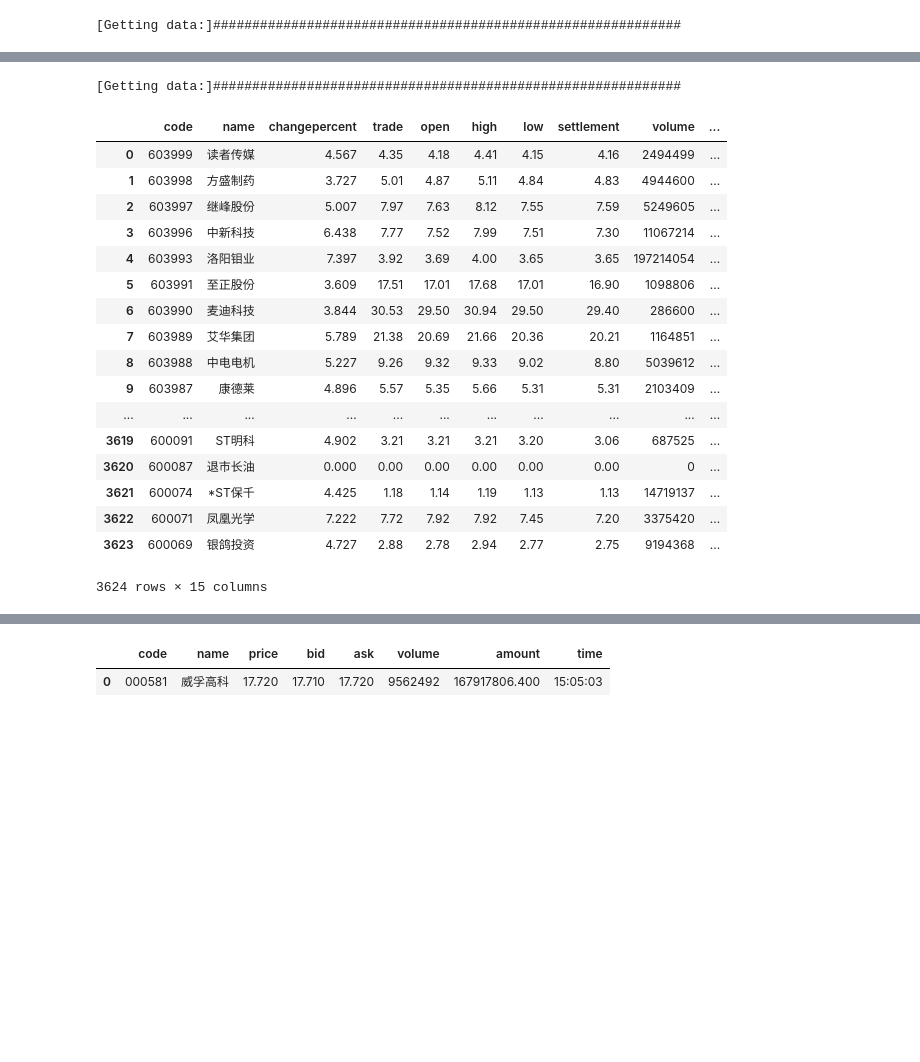
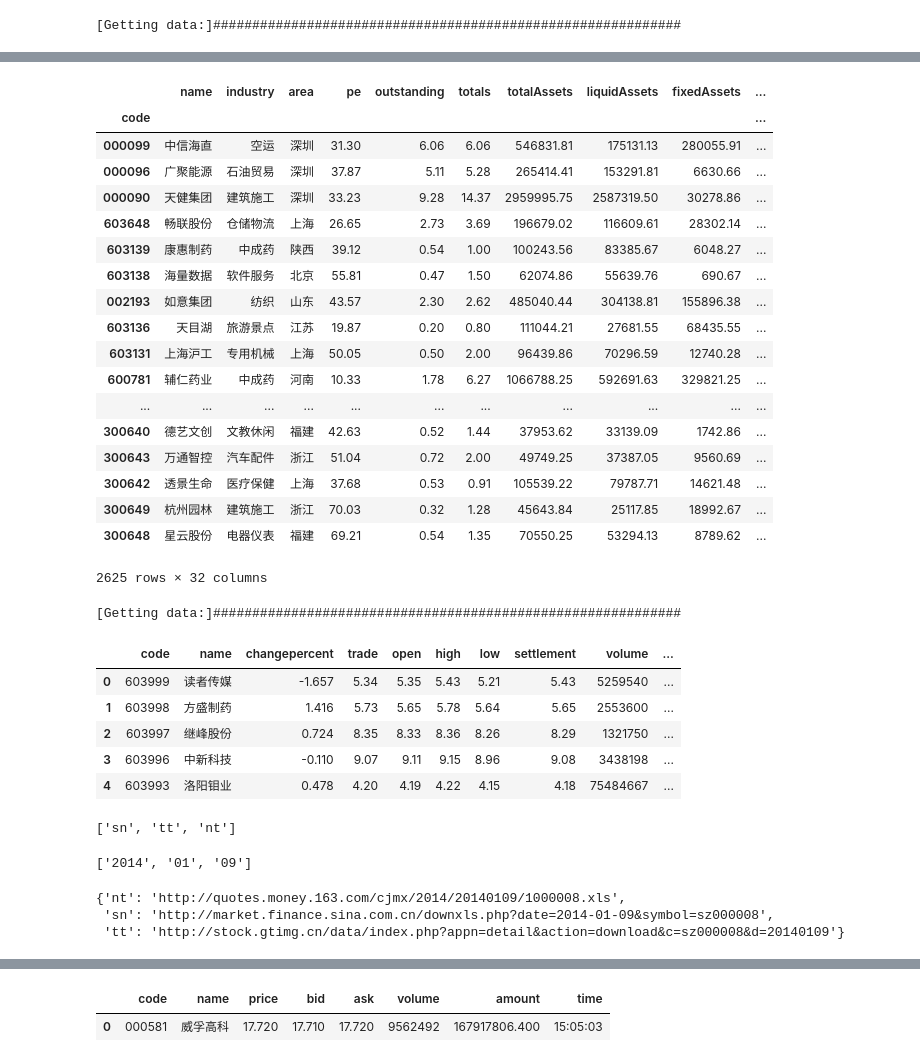
Before and after one commit to TickleYung/bullStock, a Jupyter notebook: tushare/tushareForPython2.ipynb, the cells around one changed output, grey strips where cells are left out. Cells and saved outputs as stored; diff of their text form; code cells hidden in the pictures; blank space fills up the shorter version.

```diff
--- a/tushare/tushareForPython2.ipynb
+++ b/tushare/tushareForPython2.ipynb
@@ -295,3 +349,25 @@ stock_df
+# %%
+stock_df_3
+# %% [output]
+|  | name | industry | area | pe | outstanding | totals | totalAssets | liquidAssets | fixedAssets | ... |
+| code |  |  |  |  |  |  |  |  |  | ... |
+| 000099 | 中信海直 | 空运 | 深圳 | 31.30 | 6.06 | 6.06 | 546831.81 | 175131.13 | 280055.91 | ... |
+| 000096 | 广聚能源 | 石油贸易 | 深圳 | 37.87 | 5.11 | 5.28 | 265414.41 | 153291.81 | 6630.66 | ... |
+| 000090 | 天健集团 | 建筑施工 | 深圳 | 33.23 | 9.28 | 14.37 | 2959995.75 | 2587319.50 | 30278.86 | ... |
+| 603648 | 畅联股份 | 仓储物流 | 上海 | 26.65 | 2.73 | 3.69 | 196679.02 | 116609.61 | 28302.14 | ... |
+| 603139 | 康惠制药 | 中成药 | 陕西 | 39.12 | 0.54 | 1.00 | 100243.56 | 83385.67 | 6048.27 | ... |
+| 603138 | 海量数据 | 软件服务 | 北京 | 55.81 | 0.47 | 1.50 | 62074.86 | 55639.76 | 690.67 | ... |
+| 002193 | 如意集团 | 纺织 | 山东 | 43.57 | 2.30 | 2.62 | 485040.44 | 304138.81 | 155896.38 | ... |
+| 603136 | 天目湖 | 旅游景点 | 江苏 | 19.87 | 0.20 | 0.80 | 111044.21 | 27681.55 | 68435.55 | ... |
+| 603131 | 上海沪工 | 专用机械 | 上海 | 50.05 | 0.50 | 2.00 | 96439.86 | 70296.59 | 12740.28 | ... |
+| 600781 | 辅仁药业 | 中成药 | 河南 | 10.33 | 1.78 | 6.27 | 1066788.25 | 592691.63 | 329821.25 | ... |
+| ... | ... | ... | ... | ... | ... | ... | ... | ... | ... | ... |
+| 300640 | 德艺文创 | 文教休闲 | 福建 | 42.63 | 0.52 | 1.44 | 37953.62 | 33139.09 | 1742.86 | ... |
+| 300643 | 万通智控 | 汽车配件 | 浙江 | 51.04 | 0.72 | 2.00 | 49749.25 | 37387.05 | 9560.69 | ... |
+| 300642 | 透景生命 | 医疗保健 | 上海 | 37.68 | 0.53 | 0.91 | 105539.22 | 79787.71 | 14621.48 | ... |
+| 300649 | 杭州园林 | 建筑施工 | 浙江 | 70.03 | 0.32 | 1.28 | 45643.84 | 25117.85 | 18992.67 | ... |
+| 300648 | 星云股份 | 电器仪表 | 福建 | 69.21 | 0.54 | 1.35 | 70550.25 | 53294.13 | 8789.62 | ... |
+2625 rows × 32 columns
 # %%
 ts.get_h_data('002337') #前复权
 ts.get_h_data('002337', autype='hfq') #后复权
@@ -302,24 +378,12 @@ ts.get_h_data('399106', index=True) #深圳综合指数
 # %%
 # 实时行情
 # 一次性获取当前交易所有股票的行情数据
-ts.get_today_all()
+ts.get_today_all().head()
 # %% [output]
 [Getting data:]############################################################
 |  | code | name | changepercent | trade | open | high | low | settlement | volume | ... |
-| 0 | 603999 | 读者传媒 | 4.567 | 4.35 | 4.18 | 4.41 | 4.15 | 4.16 | 2494499 | ... |
-| 1 | 603998 | 方盛制药 | 3.727 | 5.01 | 4.87 | 5.11 | 4.84 | 4.83 | 4944600 | ... |
-| 2 | 603997 | 继峰股份 | 5.007 | 7.97 | 7.63 | 8.12 | 7.55 | 7.59 | 5249605 | ... |
-| 3 | 603996 | 中新科技 | 6.438 | 7.77 | 7.52 | 7.99 | 7.51 | 7.30 | 11067214 | ... |
-| 4 | 603993 | 洛阳钼业 | 7.397 | 3.92 | 3.69 | 4.00 | 3.65 | 3.65 | 197214054 | ... |
-| 5 | 603991 | 至正股份 | 3.609 | 17.51 | 17.01 | 17.68 | 17.01 | 16.90 | 1098806 | ... |
-| 6 | 603990 | 麦迪科技 | 3.844 | 30.53 | 29.50 | 30.94 | 29.50 | 29.40 | 286600 | ... |
-| 7 | 603989 | 艾华集团 | 5.789 | 21.38 | 20.69 | 21.66 | 20.36 | 20.21 | 1164851 | ... |
-| 8 | 603988 | 中电电机 | 5.227 | 9.26 | 9.32 | 9.33 | 9.02 | 8.80 | 5039612 | ... |
-| 9 | 603987 | 康德莱 | 4.896 | 5.57 | 5.35 | 5.66 | 5.31 | 5.31 | 2103409 | ... |
-| ... | ... | ... | ... | ... | ... | ... | ... | ... | ... | ... |
-| 3619 | 600091 | ST明科 | 4.902 | 3.21 | 3.21 | 3.21 | 3.20 | 3.06 | 687525 | ... |
-| 3620 | 600087 | 退市长油 | 0.000 | 0.00 | 0.00 | 0.00 | 0.00 | 0.00 | 0 | ... |
-| 3621 | 600074 | *ST保千 | 4.425 | 1.18 | 1.14 | 1.19 | 1.13 | 1.13 | 14719137 | ... |
-| 3622 | 600071 | 凤凰光学 | 7.222 | 7.72 | 7.92 | 7.92 | 7.45 | 7.20 | 3375420 | ... |
-| 3623 | 600069 | 银鸽投资 | 4.727 | 2.88 | 2.78 | 2.94 | 2.77 | 2.75 | 9194368 | ... |
+| 0 | 603999 | 读者传媒 | -1.657 | 5.34 | 5.35 | 5.43 | 5.21 | 5.43 | 5259540 | ... |
+| 1 | 603998 | 方盛制药 | 1.416 | 5.73 | 5.65 | 5.78 | 5.64 | 5.65 | 2553600 | ... |
+| 2 | 603997 | 继峰股份 | 0.724 | 8.35 | 8.33 | 8.36 | 8.26 | 8.29 | 1321750 | ... |
+| 3 | 603996 | 中新科技 | -0.110 | 9.07 | 9.11 | 9.15 | 8.96 | 9.08 | 3438198 | ... |
+| 4 | 603993 | 洛阳钼业 | 0.478 | 4.20 | 4.19 | 4.22 | 4.15 | 4.18 | 75484667 | ... |
-3624 rows × 15 columns
@@ -325,0 +461,21 @@ ts.get_today_all()
+# %%
+from tushare.stock import cons as ct
+code = "000008"
+date='2014-01-09'
+src='sn'
+retry_count=3
+pause=0.001
+ct.TICK_SRCS
+# %% [output]
+['sn', 'tt', 'nt']
+# %%
+temp_date = date.split("-")
+temp_date
+# %% [output]
+['2014', '01', '09']
+# %%
+url
+# %% [output]
+{'nt': 'http://quotes.money.163.com/cjmx/2014/20140109/1000008.xls',
+ 'sn': 'http://market.finance.sina.com.cn/downxls.php?date=2014-01-09&symbol=sz000008',
+ 'tt': 'http://stock.gtimg.cn/data/index.php?appn=detail&action=download&c=sz000008&d=20140109'}
```
Also changed, not shown: parts of 45 cells of this notebook.
